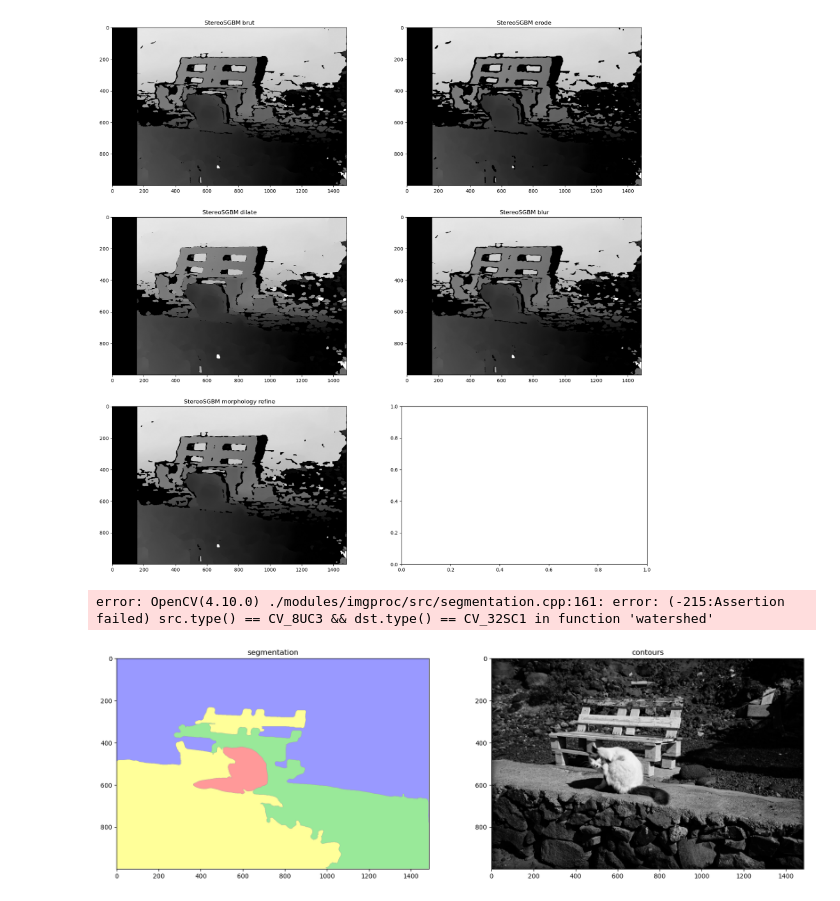
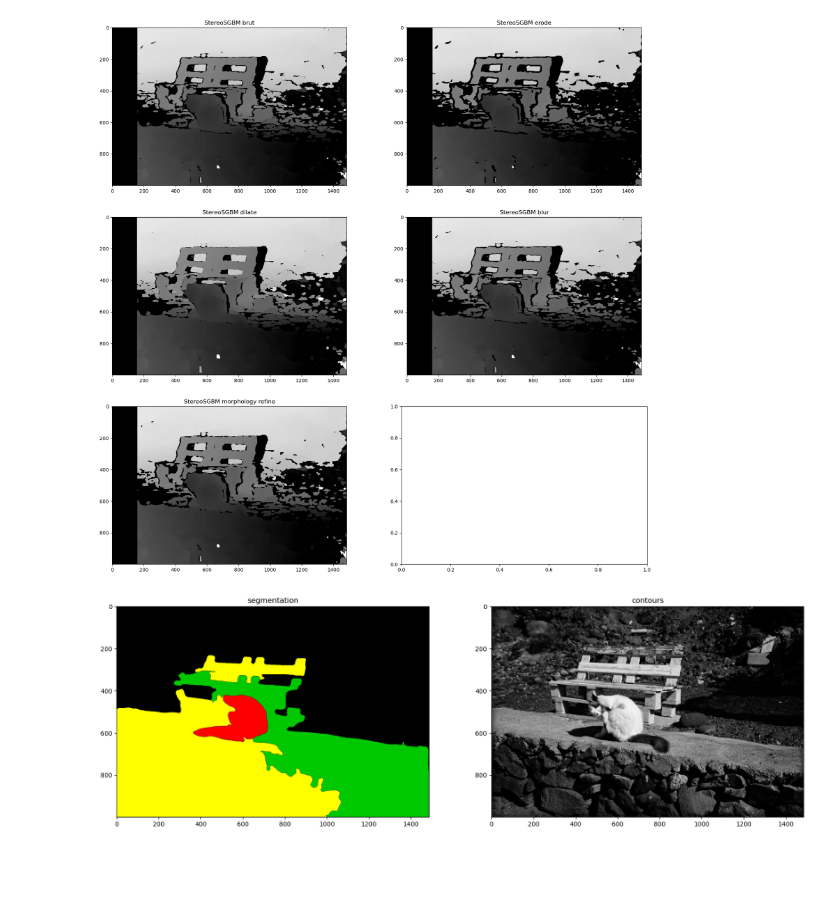
Before and after one commit to Kyrian-Balavoine/FAC, a Jupyter notebook: M2 Info/PI/TP4_Segmentation/TP4.ipynb, the cells around one changed output. Drawn from its saved outputs; the diff is of its cells as text; code cells hidden in the pictures; blank space fills up the shorter version.

```diff
--- a/M2 Info/PI/TP4_Segmentation/TP4.ipynb
+++ b/M2 Info/PI/TP4_Segmentation/TP4.ipynb
@@ -201,39 +201,38 @@ def segmentation_watershed(img, img_gray, param):
     markers = cv2.watershed(img_bgr,markers)
 
     colors = [
-        [0, 0, 255],
+        [0, 0, 0],
         [0, 200, 0],
         [255, 255, 0],
         [255, 0, 0],
     ]
 
     h, w = markers.shape
     segmentation = np.zeros((h, w, 3), dtype=np.uint8) # arrière-plan noir
 
     for i in range(4):
         segmentation[markers == i + 1] = colors[i]
 
     segmentation[markers == -1] = [0, 0, 0]
 
     if param["plot"] :
         _, ws_plot = plt.subplots(1,2, figsize=(20,20))
         # ws_plot[0, 0].imshow(img)
-        ws_plot[0].imshow(segmentation, alpha=0.4)
+        ws_plot[0].imshow(segmentation, alpha=1)
         ws_plot[0].set_title("segmentation")
         ws_plot[1].imshow(img_gray, 'gray')
         ws_plot[1].set_title("contours")
 
     return img, markers
 
 
 # segmentation_hist(cat_rgb)
 # segmentation_border(cat_gray, cat_rgb, True)
 watershed_parameters = {"blur" : 17, "morph_kernel" : (15,15), "dist_threshold" : 0.9, "plot" : True}
 res, markers = segmentation_watershed(cat_rgb, cat_gray, watershed_parameters)
 # watershed_parameters = {"blur" : 1, "morph_kernel" : (3,3), "dist_threshold" : 0.7, "plot" : True}
 # res, markers = segmentation_watershed(cat_rgb, disparity, watershed_parameters)
 
 plt.show()
 # %% [output]
-error: OpenCV(4.10.0) ./modules/imgproc/src/segmentation.cpp:161: error: (-215:Assertion failed) src.type() == CV_8UC3 && dst.type() == CV_32SC1 in function 'watershed'
-[figure, old version]
+[figure, new version]
```
